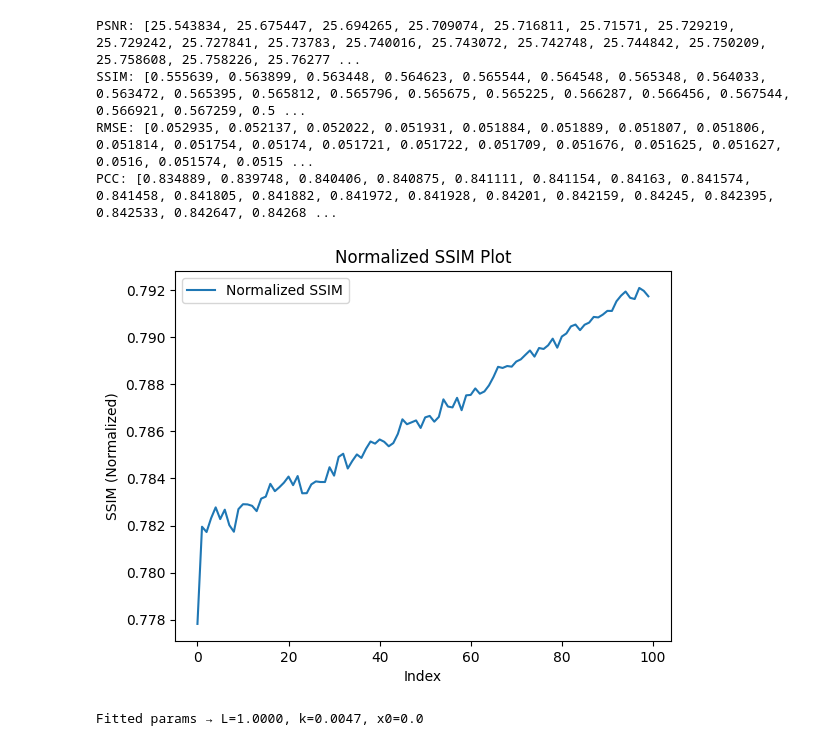
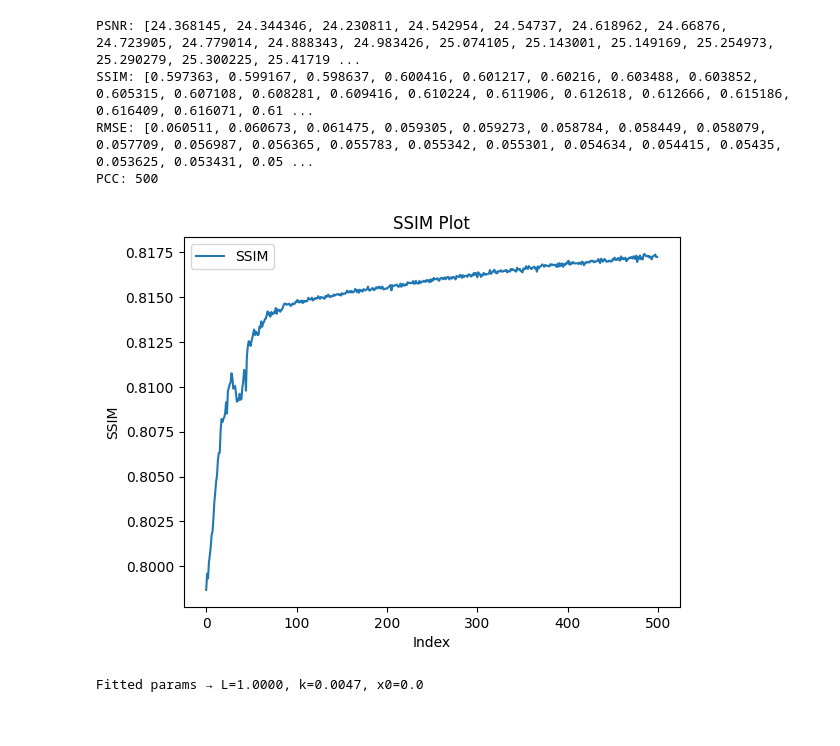
Before and after one commit to Finix-07/Resolution_Enhancement_DCNET, a Jupyter notebook: graphs.ipynb, the cells around one changed output. Drawn from its saved outputs; the diff is of its cells as text; code cells hidden in the pictures.

```diff
--- a/graphs.ipynb
+++ b/graphs.ipynb
@@ -6,7 +6,7 @@ rmse = []
 pcc = []
 
 # Read the metrics file
-with open("Architecture/models/20250611_173045/metrics.txt", "r") as file:
+with open("best results/metrics.txt", "r") as file:
     for line in file:
         # Skip comments and empty lines
         if line.startswith("#") or not line.strip():
@@ -25,27 +25,27 @@ with open("Architecture/models/20250611_173045/metrics.txt", "r") as file:
 print("PSNR:", psnr)
 print("SSIM:", ssim)
 print("RMSE:", rmse)
-print("PCC:", pcc)
+print("PCC:", len(pcc))
 # %% [output]
-PSNR: [25.543834, 25.675447, 25.694265, 25.709074, 25.716811, 25.71571, 25.729219, 25.729242, 25.727841, 25.73783, 25.740016, 25.743072, 25.742748, 25.744842, 25.750209, 25.758608, 25.758226, 25.76277 ...
-SSIM: [0.555639, 0.563899, 0.563448, 0.564623, 0.565544, 0.564548, 0.565348, 0.564033, 0.563472, 0.565395, 0.565812, 0.565796, 0.565675, 0.565225, 0.566287, 0.566456, 0.567544, 0.566921, 0.567259, 0.5 ...
-RMSE: [0.052935, 0.052137, 0.052022, 0.051931, 0.051884, 0.051889, 0.051807, 0.051806, 0.051814, 0.051754, 0.05174, 0.051721, 0.051722, 0.051709, 0.051676, 0.051625, 0.051627, 0.0516, 0.051574, 0.0515 ...
-PCC: [0.834889, 0.839748, 0.840406, 0.840875, 0.841111, 0.841154, 0.84163, 0.841574, 0.841458, 0.841805, 0.841882, 0.841972, 0.841928, 0.84201, 0.842159, 0.84245, 0.842395, 0.842533, 0.842647, 0.84268 ...
+PSNR: [24.368145, 24.344346, 24.230811, 24.542954, 24.54737, 24.618962, 24.66876, 24.723905, 24.779014, 24.888343, 24.983426, 25.074105, 25.143001, 25.149169, 25.254973, 25.290279, 25.300225, 25.41719 ...
+SSIM: [0.597363, 0.599167, 0.598637, 0.600416, 0.601217, 0.60216, 0.603488, 0.603852, 0.605315, 0.607108, 0.608281, 0.609416, 0.610224, 0.611906, 0.612618, 0.612666, 0.615186, 0.616409, 0.616071, 0.61 ...
+RMSE: [0.060511, 0.060673, 0.061475, 0.059305, 0.059273, 0.058784, 0.058449, 0.058079, 0.057709, 0.056987, 0.056365, 0.055783, 0.055342, 0.055301, 0.054634, 0.054415, 0.05435, 0.053625, 0.053431, 0.05 ...
+PCC: 500
 # %%
 import matplotlib.pyplot as plt
 
 # Normalize ssim to [0, 1]
 normalized_ssim = [(x + 1) / 2 for x in ssim]
 
 # Plot the normalized ssim
-plt.plot(normalized_ssim, label="Normalized SSIM")
+plt.plot(normalized_ssim, label="SSIM")
 plt.xlabel("Index")
-plt.ylabel("SSIM (Normalized)")
-plt.title("Normalized SSIM Plot")
+plt.ylabel("SSIM")
+plt.title("SSIM Plot")
 plt.legend()
 plt.show()
 # %% [output]
-[figure, old version]
+[figure, new version]
 # %%
 import numpy as np
 from scipy.optimize import curve_fit
```
Also changed, not shown: 8 other files.
